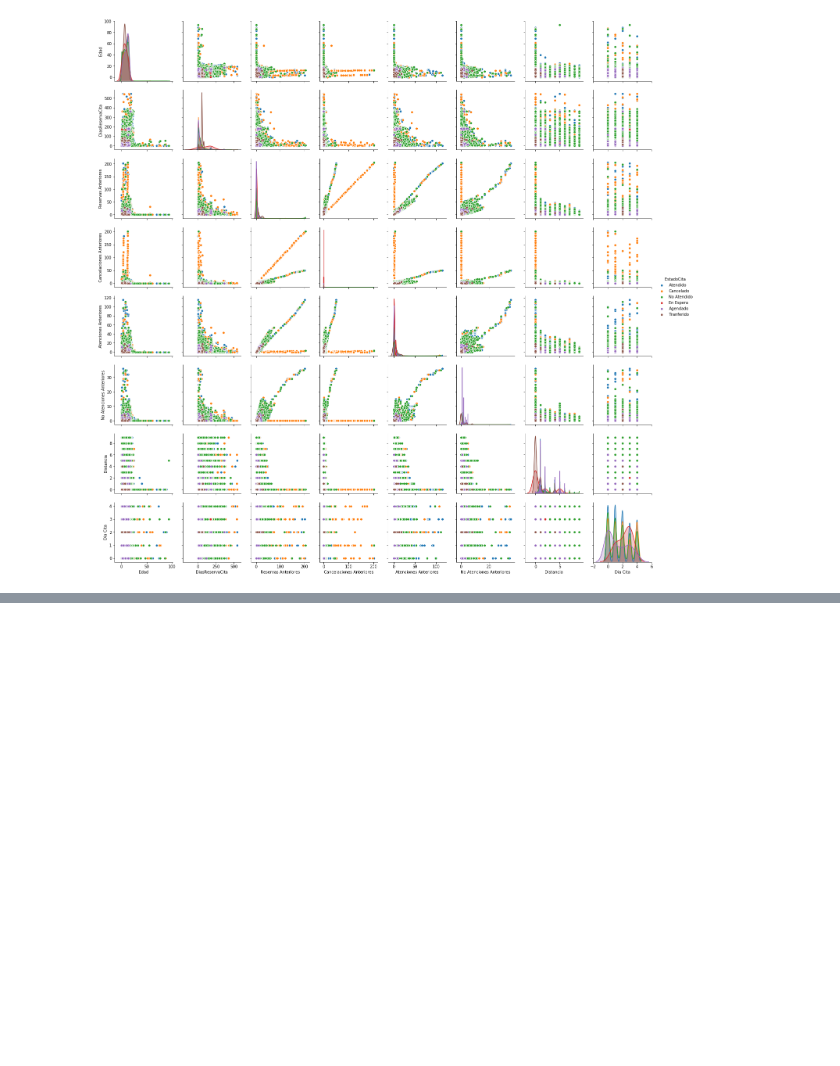
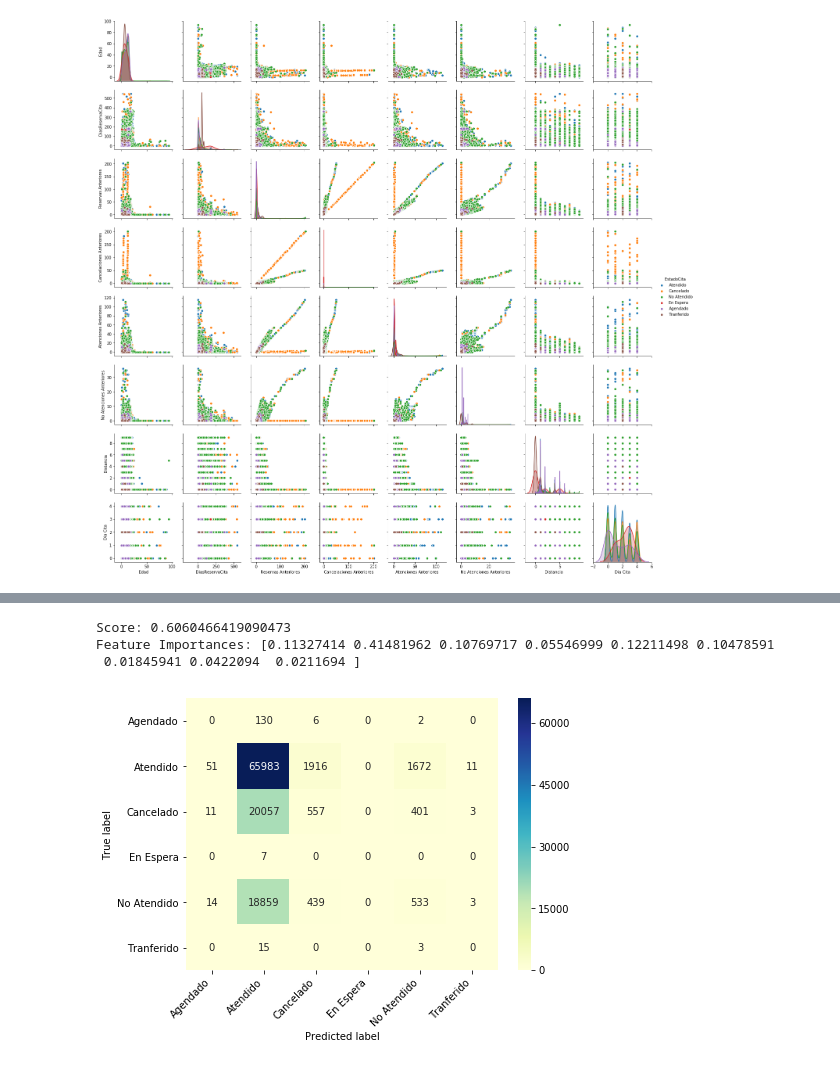
Before and after one commit to pabloveazul/Tarea-NSP, a Jupyter notebook: Tarea NSP parte 2.ipynb, the cells around one changed output, grey strips where cells are left out. Drawn from its saved outputs; the diff is of its cells as text; code cells hidden in the pictures; blank space fills up the shorter version.

```diff
--- a/Tarea NSP parte 2.ipynb
+++ b/Tarea NSP parte 2.ipynb
@@ -119,0 +80,5 @@ sns.pairplot(datos[['Sexo', 'TipoAtencion', 'Prestacion','Edad',
+# %%
+#Create Training set Sample and Validation set
+msk = np.random.rand(len(datos_num)) < 0.8
+train = datos_num[msk]
+test = datos_num[~msk]
@@ -119,0 +120,30 @@ sns.pairplot(datos[['Sexo', 'TipoAtencion', 'Prestacion','Edad',
+# %%
+#Decision Tree Classifiers
+from sklearn.model_selection import cross_val_score
+from sklearn.tree import DecisionTreeClassifier
+from sklearn.metrics import confusion_matrix
+
+#Orginal Variables
+
+clf1 = DecisionTreeClassifier(random_state=0,criterion='entropy')
+clf1.fit(train[['Sexo', 'Comuna', 'Provincia', 'Region', 'Agenda', 'TipoProfesional',
+       'Especialidad', 'TipoAtencion', 'Prestacion']], train['EstadoCita'])
+score = clf1.score(test[['Sexo', 'Comuna', 'Provincia', 'Region', 'Agenda', 'TipoProfesional',
+       'Especialidad', 'TipoAtencion', 'Prestacion']], test['EstadoCita'])
+print('Score: '+str(score))
+print('Feature Importances: '+str(clf1.feature_importances_))
+
+#Confussion Matrix
+
+y_pred = clf1.predict(test[['Sexo', 'Comuna', 'Provincia', 'Region', 'Agenda', 'TipoProfesional',
+       'Especialidad', 'TipoAtencion', 'Prestacion']])
+class_numbers = test['EstadoCita'].unique()
+class_numbers.sort()
+class_names = le.inverse_transform(class_numbers)
+cm = confusion_matrix(test['EstadoCita'],y_pred)
+cm_fig = print_confusion_matrix(cm,class_names)
+# %% [output]
+Score: 0.6060466419090473
+Feature Importances: [0.11327414 0.41481962 0.10769717 0.05546999 0.12211498 0.10478591
+ 0.01845941 0.0422094  0.0211694 ]
+[figure, added]
```
Also changed, not shown: parts of 14 cells of this notebook, 1 other file.
